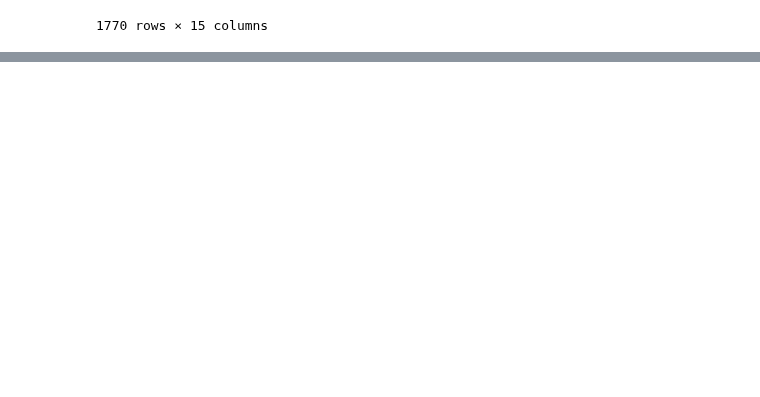
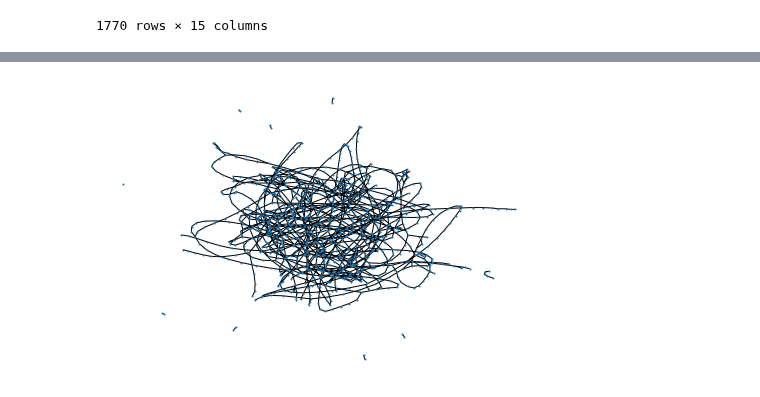
Before and after one commit to oalkayacd/polyhack2020, a Jupyter notebook: build_graph.ipynb, the cells around one changed output, grey strips where cells are left out. Drawn from its saved outputs; the diff is of its cells as text; code cells hidden in the pictures; blank space fills up the shorter version.

```diff
--- a/build_graph.ipynb
+++ b/build_graph.ipynb
@@ -46,0 +108,4 @@ The iterable function was deprecated in Matplotlib 3.1 and will be removed in 3.
+# %%
+nx.draw(G_tilde, with_labels=False, node_size = 1)
+# %% [output]
+[figure, added]
```
Also changed, not shown: parts of 30 cells of this notebook.
